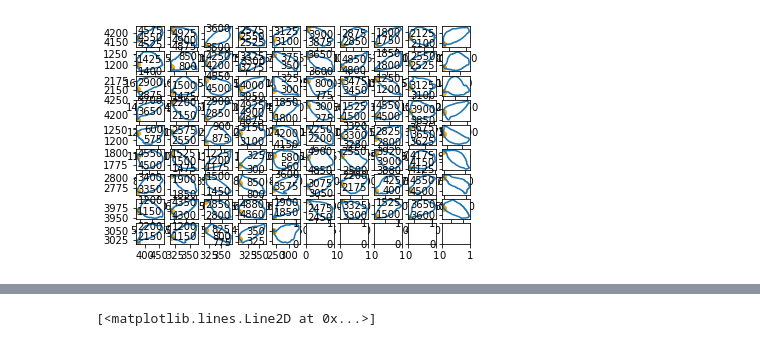
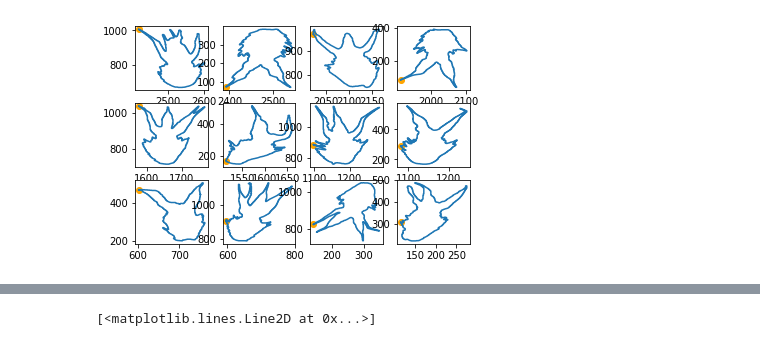
Before and after one commit to TankredO/seed_detector, a Jupyter notebook: tests.ipynb, the cells around one changed output, grey strips where cells are left out. Saved outputs shown, nothing was run; the diff lists cells and outputs as text; code cells hidden in the pictures.

```diff
--- a/tests.ipynb
+++ b/tests.ipynb
@@ -61,20 +101,22 @@ def match_shapes(a, b):
 # %%
 import seed_detector.tools as sdt
 
-# mask_path = Path('./test/Scannen1140/Scannen1140_mask.png')
-mask_path = Path('./test/Scannen0101/Scannen0101_mask.png')
+mask_path = Path('./test/Scannen1140/Scannen1140_mask.png')
+# mask_path = Path('./test/Scannen0101/Scannen0101_mask.png')
+# mask_path = Path('./test/Scannen0010/Scannen0010_mask.png')
+# mask_path = Path('./test/Scannen0779/Scannen0779_mask.png')
 mask = cv2.imread(str(mask_path), cv2.IMREAD_UNCHANGED)
 contours = sdt.get_contours(mask, 10)
 
 n_contours = len(contours)
 
 n_col = int(np.ceil(np.sqrt(n_contours)))
 
 fig, axs = plt.subplots(int(np.ceil(n_contours / n_col)), n_col)
 axs = axs.flatten()
 for i, contour in enumerate(contours):
     axs[i].plot(contour[:, 0], contour[:, 1])
     axs[i].scatter(contour[0, 0], contour[0, 1], color='orange')
 # %% [output]
-[figure, old version]
+[figure, new version]
 # %%
```
Also changed, not shown: parts of 14 cells of this notebook, 2 other files.
